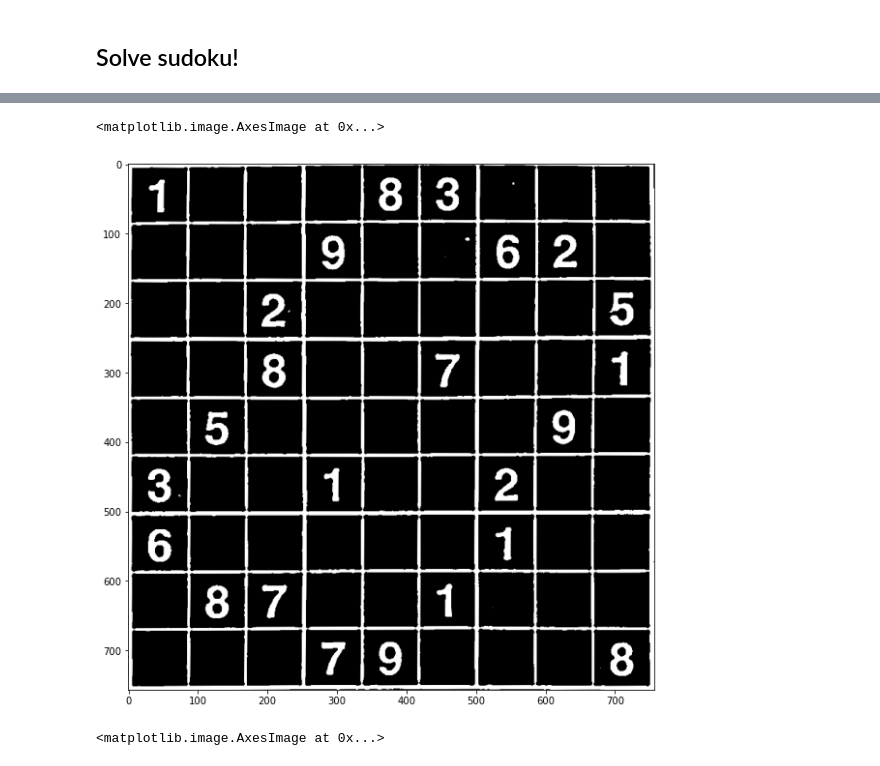
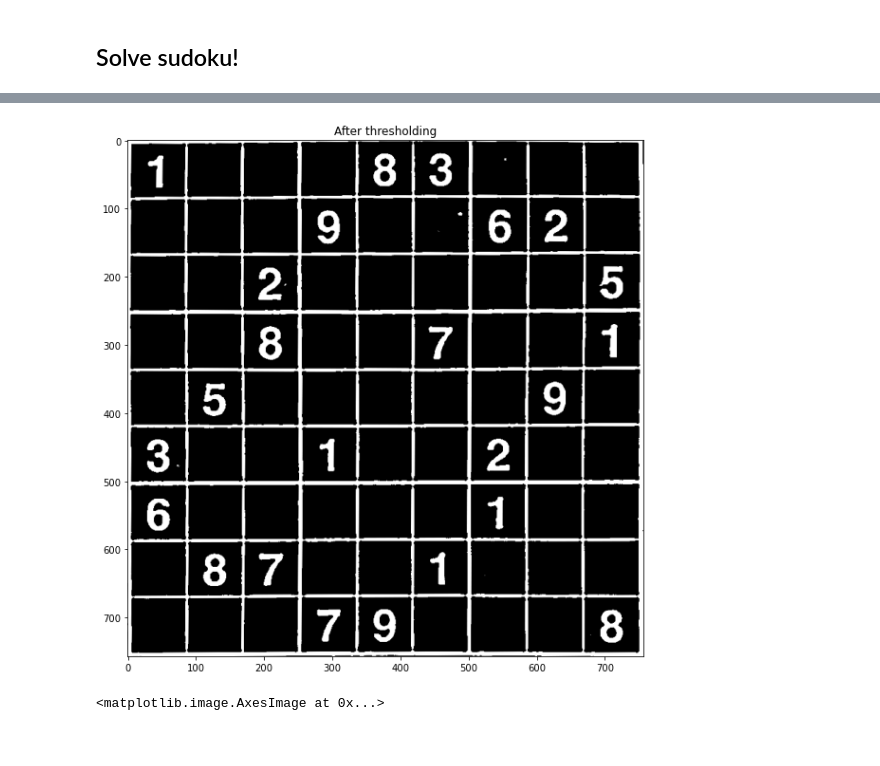
Before and after one commit to matteobarbieri/sudoku, a Jupyter notebook: data_exploration.ipynb, the cells around one changed output, grey strips where cells are left out. Cells and saved outputs as stored; diff of their text form; code cells hidden in the pictures.

```diff
--- a/data_exploration.ipynb
+++ b/data_exploration.ipynb
@@ -70,8 +70,8 @@ cropped = cropped_t
 # %%
 plt.figure(figsize=(10,10))
 plt.imshow(cropped_t, cmap='gray')
+plt.title("After thresholding");
 # %% [output]
-<matplotlib.image.AxesImage at 0x...>
-[figure, old version]
+[figure, new version]
 # %%
 def slice_grid(grid, i, j, W):
```
Also changed, not shown: parts of 17 cells of this notebook, 1 other file.
